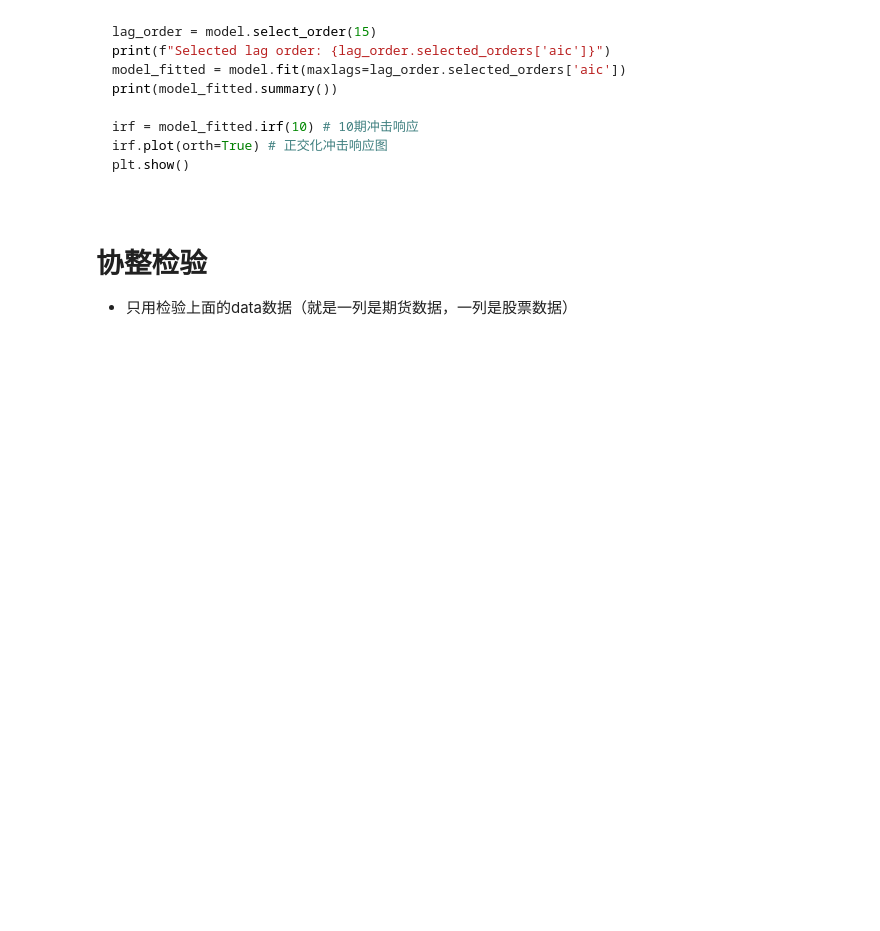
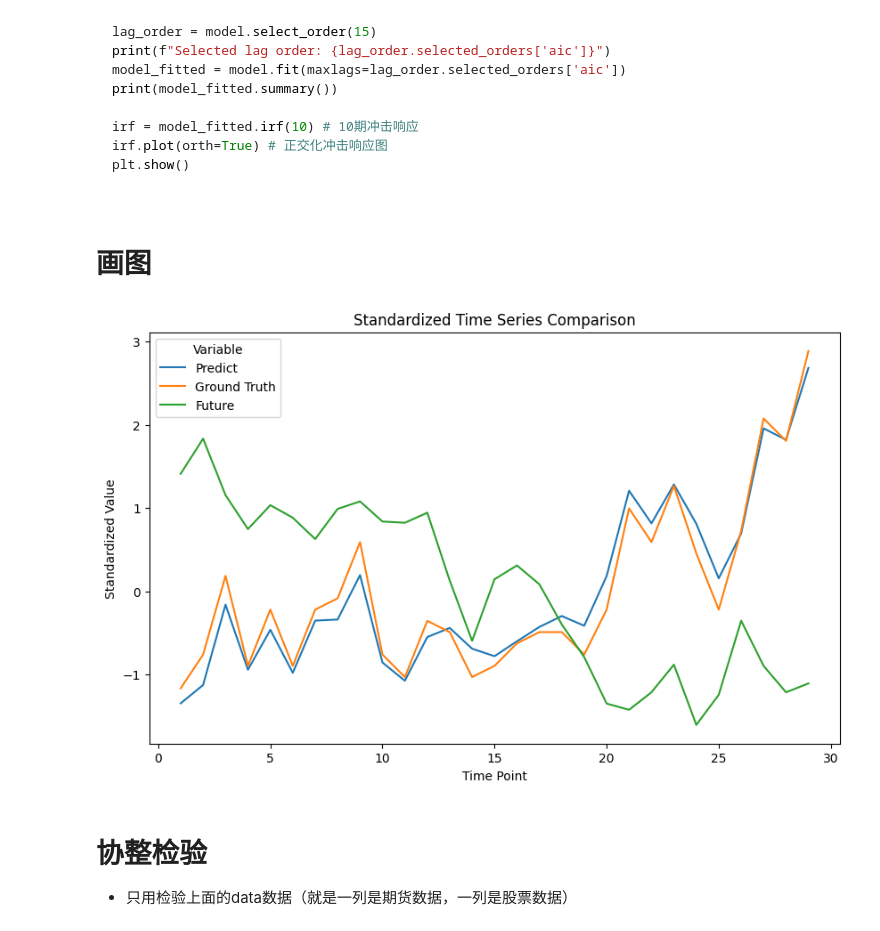
Before and after one commit to hjzlitter/futures-stocks, a Jupyter notebook: new.ipynb, the cells around one changed output. Saved outputs shown, nothing was run; the diff lists cells and outputs as text; code cells hidden in the pictures; blank space fills up the shorter version.

````diff
--- a/new.ipynb
+++ b/new.ipynb
@@ -9,8 +9,8 @@ from util import adf_test, data_generator, significant, johansen_cointegration_t
 # Config
 # %%
 
-fut = fut_list[0]
-feature = 'ChangeRatio'
+fut = fut_list[2]
+feature = 'close'
 fut
 # fut_list
 # %% [output]
@@ -147,6 +147,13 @@ irf.plot(orth=True) # 正交化冲击响应图
 plt.show()
 
 ```
+# %% [markdown]
+# 画图
+# %%
+data, label = data_generator(fut_df, stock_df[0], feature)
+benefits_show(0, data)
+# %% [output]
+[figure, added]
 # %% [markdown]
 # 协整检验
 * 只用检验上面的data数据（就是一列是期货数据，一列是股票数据）
````
Also changed, not shown: parts of 9 cells of this notebook, 2 other files.
